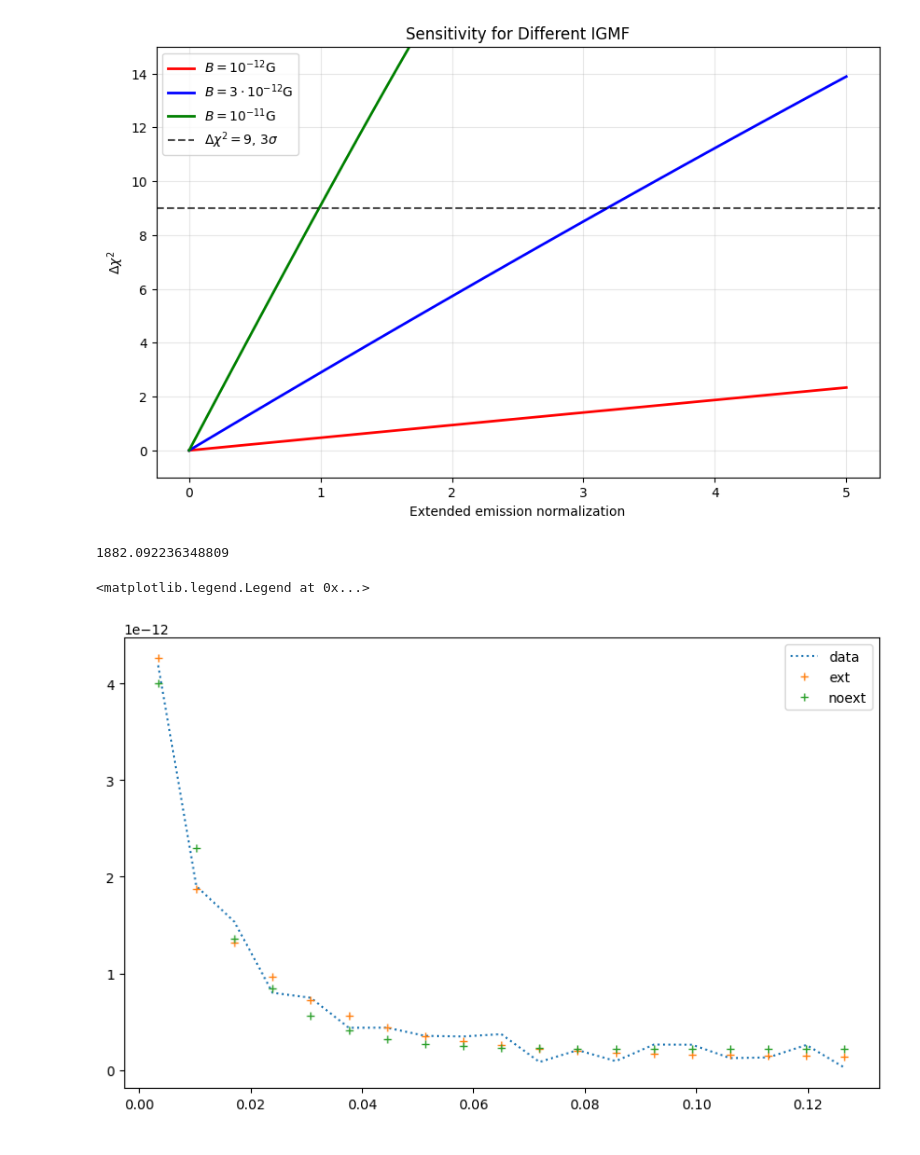
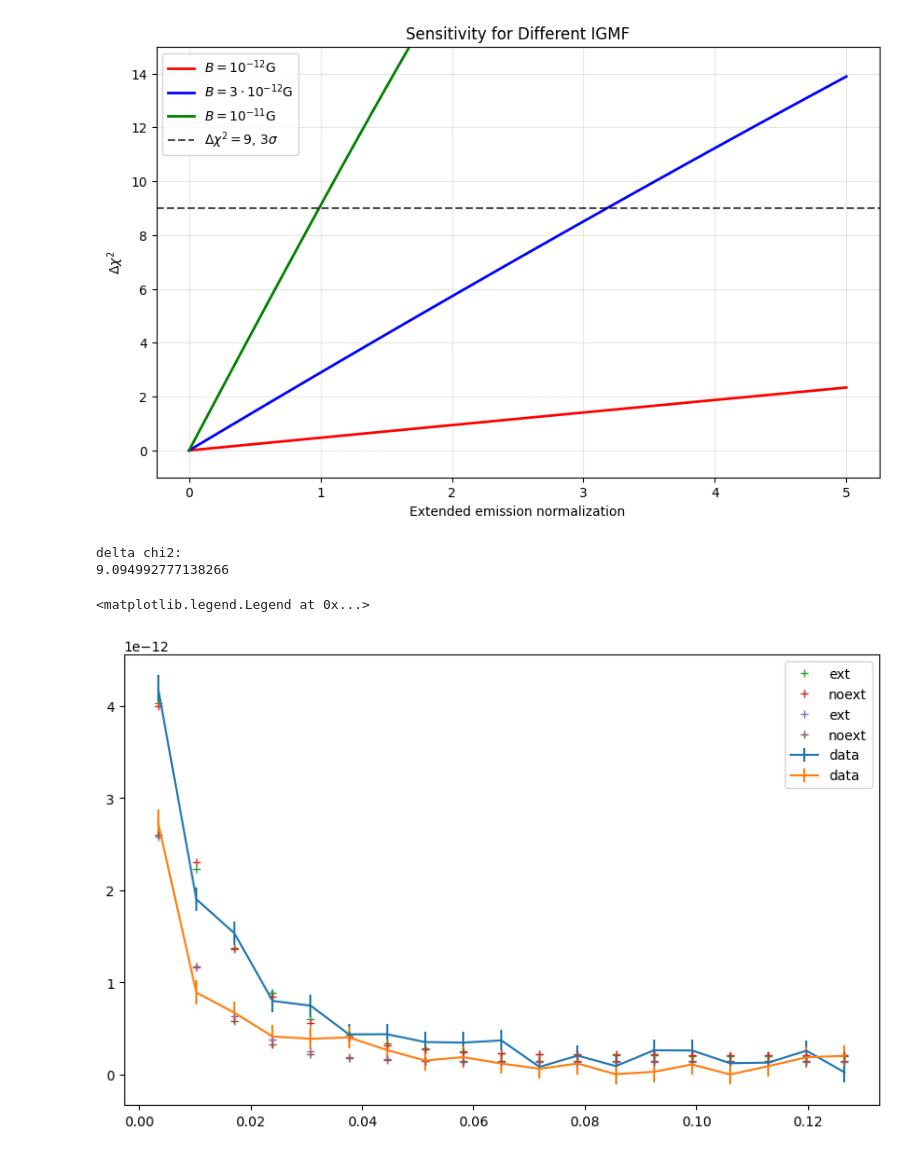
Before and after one commit to Nico812/CTAO-1DC-Blazars-analysis-TP5, a Jupyter notebook: NEW.ipynb, the cells around one changed output. Cells and saved outputs as stored; diff of their text form; code cells hidden in the pictures.

Commit message:
fixed some errors in the scripts

```diff
--- a/NEW.ipynb
+++ b/NEW.ipynb
@@ -602,7 +602,7 @@ No 3σ threshold for $B=10^{-12}$G
 3σ threshold ($B=10^{-11}$G): ext_norm = 5.000
 [figure]
 # %%
-ext_norm = 5
+ext_norm = 1
 
 ext1 = paper_data["0.5-1.5 TeV"][3]
 ext2 = paper_data["1.5-4 TeV"][3]
@@ -672,34 +672,39 @@ def ext_model_double(
         src_sigma1,
         src_sigma2,
         bkg_norm1,
         bkg_norm2,
         ext_norm,
     )
 popt, _ = curve_fit(
     ext_model_double,
     angle_bin_centers,
     sed_values_double,
     sigma=sed_errors_double,
     p0=init_guess,
     absolute_sigma=True,
     maxfev=5000,
 )
 model = ext_model_double(
     angle_bin_centers, *popt
 )
 
 chi2 = np.sum(((sed_values_double - model) / sed_errors_double) ** 2)
-delta_chi2 = chi2_null - np.array(chi2s)
+delta_chi2 = chi2_null - np.array(chi2)
+print("delta chi2:")
 print(np.sum(delta_chi2))
 
 
 plt.figure(figsize=(10, 6))
 
-plt.plot(angle_bin_centers, sed_values_double[:len(angle_bin_centers)],":", label="data")
+plt.errorbar(angle_bin_centers, sed_values_double[:len(angle_bin_centers)], sed_errors_double[:len(angle_bin_centers)], label="data")
+plt.errorbar(angle_bin_centers, sed_values_double[len(angle_bin_centers):], sed_errors_double[:len(angle_bin_centers)], label="data")
 plt.plot(angle_bin_centers, model[:len(angle_bin_centers)],"+", label="ext")
 plt.plot(angle_bin_centers, model_noext[:len(angle_bin_centers)],"+", label="noext")
+plt.plot(angle_bin_centers, model[len(angle_bin_centers):],"+", label="ext")
+plt.plot(angle_bin_centers, model_noext[len(angle_bin_centers):],"+", label="noext")
 plt.legend()
 # %% [output]
-1882.092236348809
+delta chi2:
+9.094992777138266
 <matplotlib.legend.Legend at 0x...>
-[figure, old version]
+[figure, new version]
```
Also changed, not shown: parts of 1 cell of this notebook.
